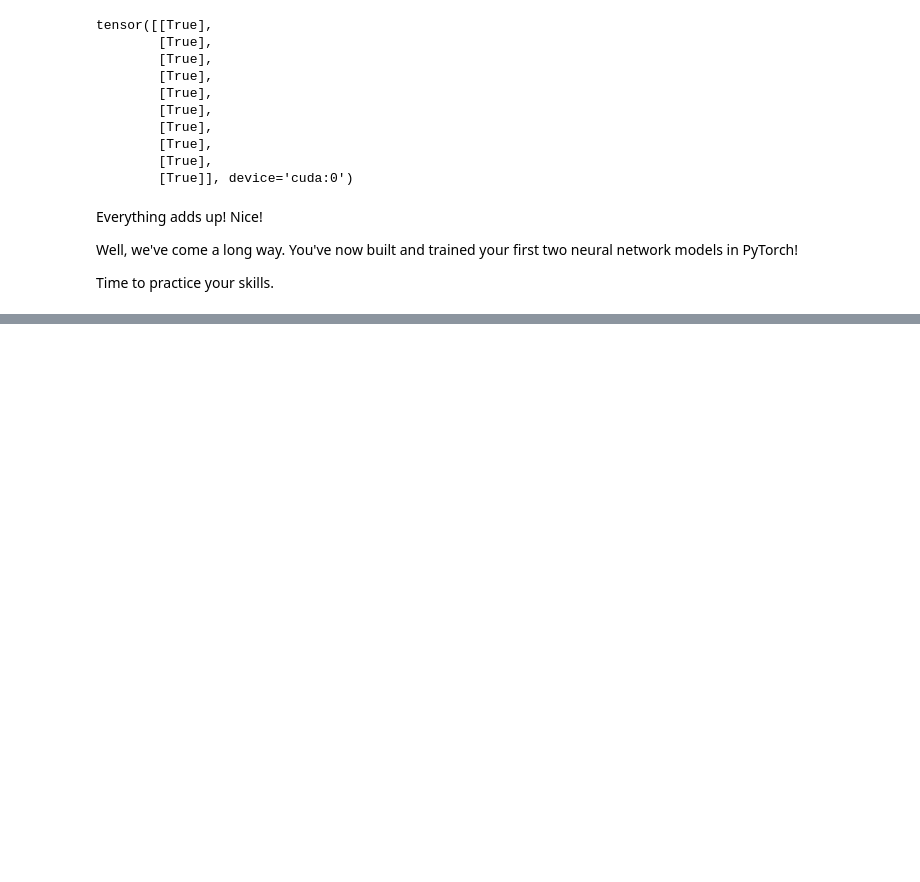
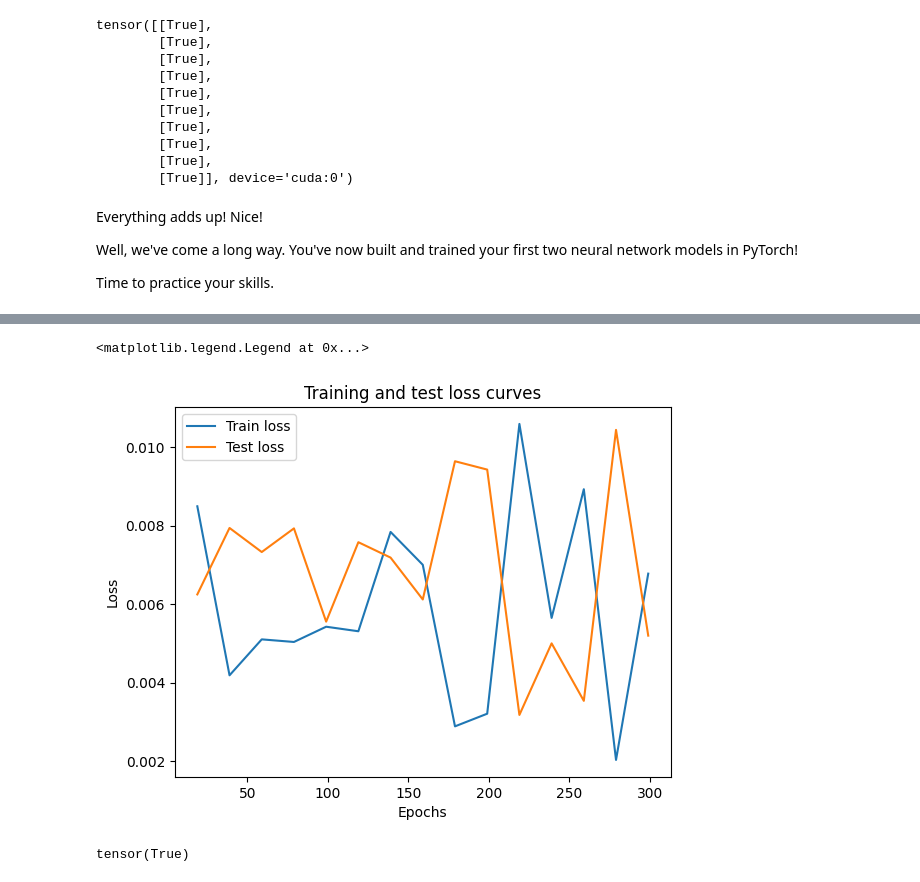
Before and after one commit to KasaiHarcore/Artificial-Intelligent-Skills, a Jupyter notebook: 1. Library Requirement/Pytorch/1. Pytorch Workflow.ipynb, the cells around one changed output, grey strips where cells are left out. Cells and saved outputs as stored; diff of their text form; code cells hidden in the pictures; blank space fills up the shorter version.

Commit message:
Complete Pytorch Workflow

```diff
--- a/1. Library Requirement/Pytorch/1. Pytorch Workflow.ipynb
+++ b/1. Library Requirement/Pytorch/1. Pytorch Workflow.ipynb
@@ -1227,0 +1377,10 @@ You should be able to complete them by referencing their specific section.
+# %%
+plt.plot(epoch_count, train_losses, label="Train loss")
+plt.plot(epoch_count, test_losses, label="Test loss")
+plt.title("Training and test loss curves")
+plt.ylabel("Loss")
+plt.xlabel("Epochs")
+plt.legend()
+# %% [output]
+<matplotlib.legend.Legend at 0x...>
+[figure, added]
@@ -1227,0 +1389,13 @@ You should be able to complete them by referencing their specific section.
+# %%
+model2 = LinearRegression().to(device)
+model2.load_state_dict(torch.load('models/01_pytorch_workflow_model_2.pth'))
+
+for X_batch, y_batch in test_loader:
+    X_batch = X_batch.to(device)
+    y_preds = model2(X_batch)
+    break
+
+y_preds = y_preds.detach().cpu()
+print((y_preds == model(X_batch).detach().cpu()).all())
+# %% [output]
+tensor(True)
```
Also changed, not shown: parts of 20 cells of this notebook, 3 other files.
